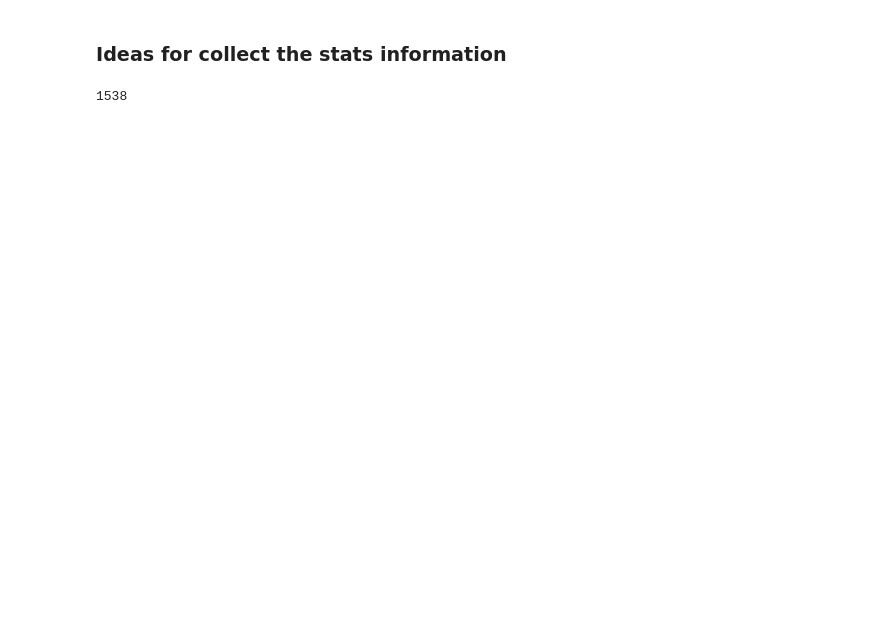
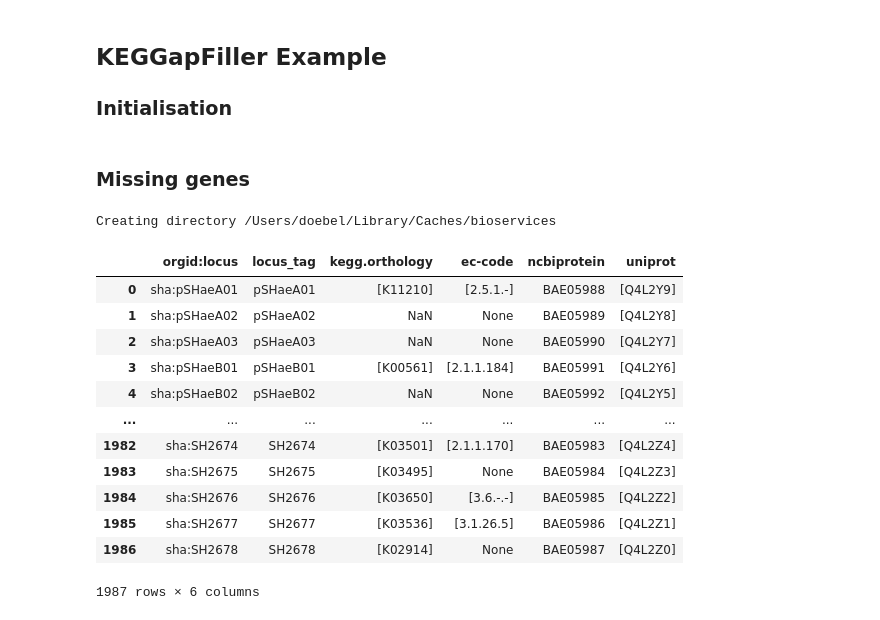
Before and after one commit to draeger-lab/refinegems, a Jupyter notebook: dev/gapfill-testing.ipynb, the cells around one changed output. Saved outputs shown, nothing was run; the diff lists cells and outputs as text; code cells hidden in the pictures; blank space fills up the shorter version.

Commit message:
Updated gapfill-testing.ipynb #126 #121

```diff
--- a/dev/gapfill-testing.ipynb
+++ b/dev/gapfill-testing.ipynb
@@ -221,6 +4,38 @@ missing stuff:
-# %% [markdown]
-### Ideas for collect the stats information
-# %%
-len(cmodel.reactions)
-# %% [output]
-1538
+# %% [markdown]
+## KEGGapFiller Example
+
+### Initialisation
+# %%
+from refinegems.classes.gapfill import KEGGapFiller
+from refinegems.utility.io import load_model
+
+# Get model file loaded with COBRA (for missing reactions) & libSBML
+modelpath = './test_files/JCSC1435.xml' # A link to this model will be added as soon as it is published
+model = load_model(modelpath,'libsbml')
+cmodel = load_model(modelpath,'cobra')
+
+# Initialise GapFiller subclass to be used with required parameters
+gfk = KEGGapFiller('sha')
+# %% [markdown]
+### Missing genes
+# %%
+# Find missing genes
+gfk.find_missing_genes(model)
+
+# Get/show missing genes
+gfk.missing_genes
+# %% [output]
+Creating directory /Users/doebel/Library/Caches/bioservices
+|  | orgid:locus | locus_tag | kegg.orthology | ec-code | ncbiprotein | uniprot |
+| 0 | sha:pSHaeA01 | pSHaeA01 | [K11210] | [2.5.1.-] | BAE05988 | [Q4L2Y9] |
+| 1 | sha:pSHaeA02 | pSHaeA02 | NaN | None | BAE05989 | [Q4L2Y8] |
+| 2 | sha:pSHaeA03 | pSHaeA03 | NaN | None | BAE05990 | [Q4L2Y7] |
+| 3 | sha:pSHaeB01 | pSHaeB01 | [K00561] | [2.1.1.184] | BAE05991 | [Q4L2Y6] |
+| 4 | sha:pSHaeB02 | pSHaeB02 | NaN | None | BAE05992 | [Q4L2Y5] |
+| ... | ... | ... | ... | ... | ... | ... |
+| 1982 | sha:SH2674 | SH2674 | [K03501] | [2.1.1.170] | BAE05983 | [Q4L2Z4] |
+| 1983 | sha:SH2675 | SH2675 | [K03495] | None | BAE05984 | [Q4L2Z3] |
+| 1984 | sha:SH2676 | SH2676 | [K03650] | [3.6.-.-] | BAE05985 | [Q4L2Z2] |
+| 1985 | sha:SH2677 | SH2677 | [K03536] | [3.1.26.5] | BAE05986 | [Q4L2Z1] |
+| 1986 | sha:SH2678 | SH2678 | [K02914] | None | BAE05987 | [Q4L2Z0] |
+1987 rows × 6 columns
```
Also changed, not shown: parts of 47 cells of this notebook.
